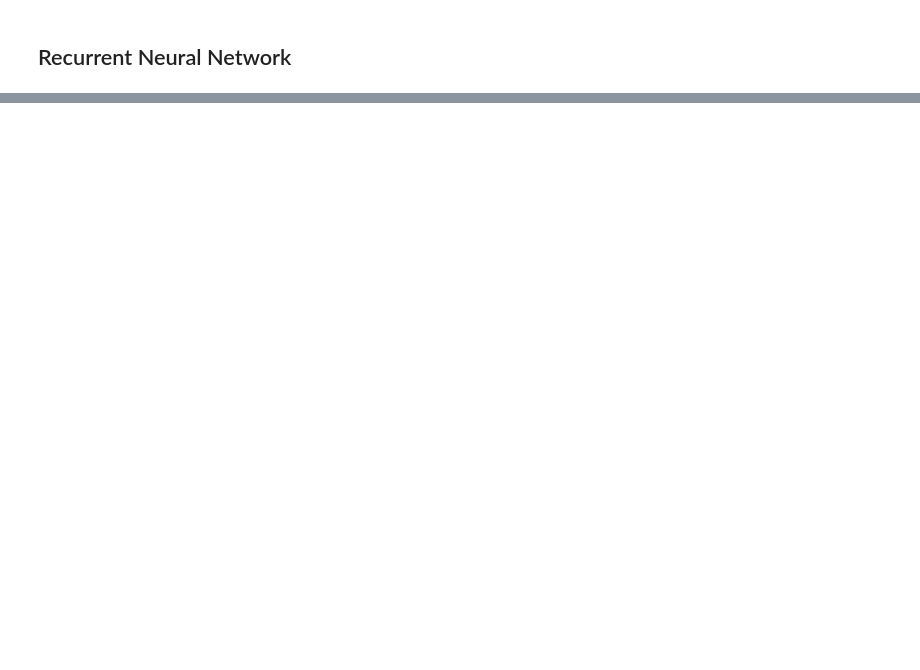
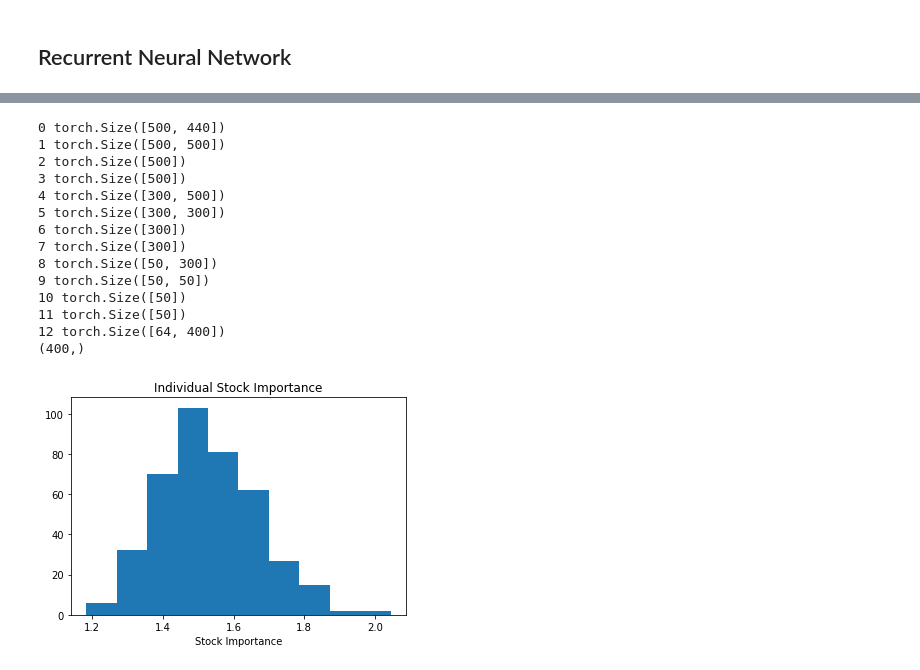
Before and after one commit to kevr35/PY580, a Jupyter notebook: RNN.ipynb, the cells around one changed output, grey strips where cells are left out. Cells and saved outputs as stored; diff of their text form; code cells hidden in the pictures; blank space fills up the shorter version.

```diff
--- a/RNN.ipynb
+++ b/RNN.ipynb
@@ -296,3 +364,0 @@ cpu
-# %%
-for param in model.parameters():
-	print(param.shape)
@@ -313,0 +388,15 @@ torch.Size([200])
+# %%
+for idx, p in enumerate(model.parameters()):
+	print(idx, p.shape)
+	param = p
+	break
+
+param = param.detach().numpy()
+
+strength = np.sum(np.abs(param), axis=0)
+print(strength.shape)
+plt.figure()
+plt.title("Individual Stock Importance")
+plt.hist(strength)
+plt.xlabel("Stock Importance")
+plt.show()
@@ -313,0 +418,32 @@ torch.Size([200])
+# %%
+for idx, p in enumerate(model.parameters()):
+	print(idx, p.shape)
+	param = p
+	if idx==12:
+		break
+
+param = param.detach().numpy()
+
+strength = np.sum(np.abs(param), axis=0)
+print(strength.shape)
+plt.figure()
+plt.title("Individual Stock Importance")
+plt.hist(strength)
+plt.xlabel("Stock Importance")
+plt.show()
+# %% [output]
+0 torch.Size([500, 440])
+1 torch.Size([500, 500])
+2 torch.Size([500])
+3 torch.Size([500])
+4 torch.Size([300, 500])
+5 torch.Size([300, 300])
+6 torch.Size([300])
+7 torch.Size([300])
+8 torch.Size([50, 300])
+9 torch.Size([50, 50])
+10 torch.Size([50])
+11 torch.Size([50])
+12 torch.Size([64, 400])
+(400,)
+[figure, added]
```
Also changed, not shown: parts of 13 cells of this notebook, 1 other file.
